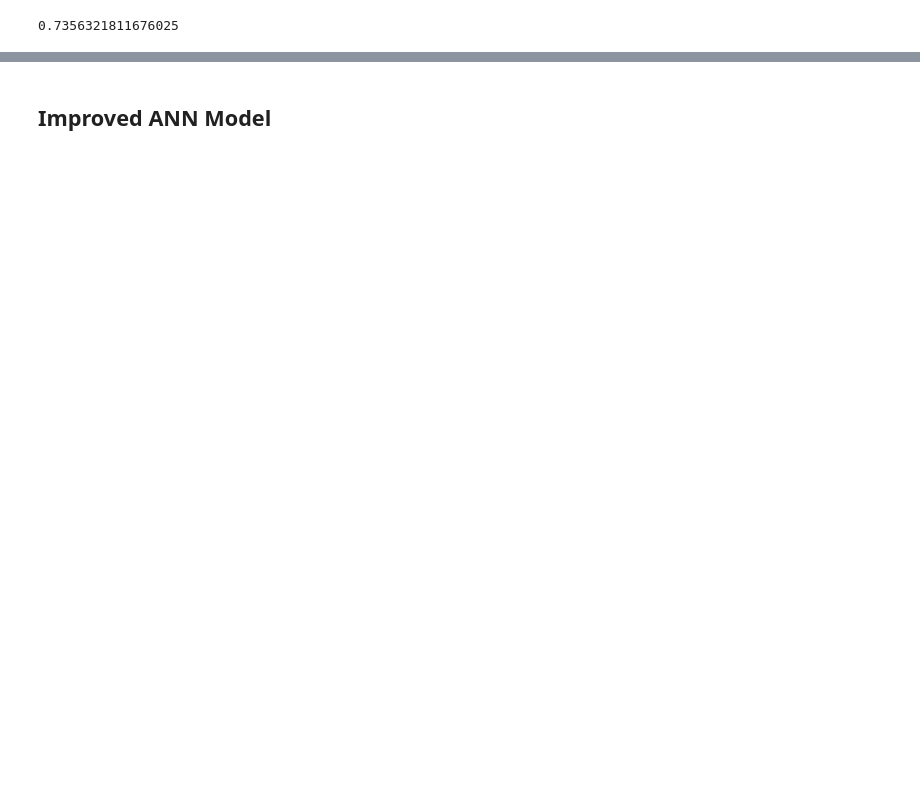
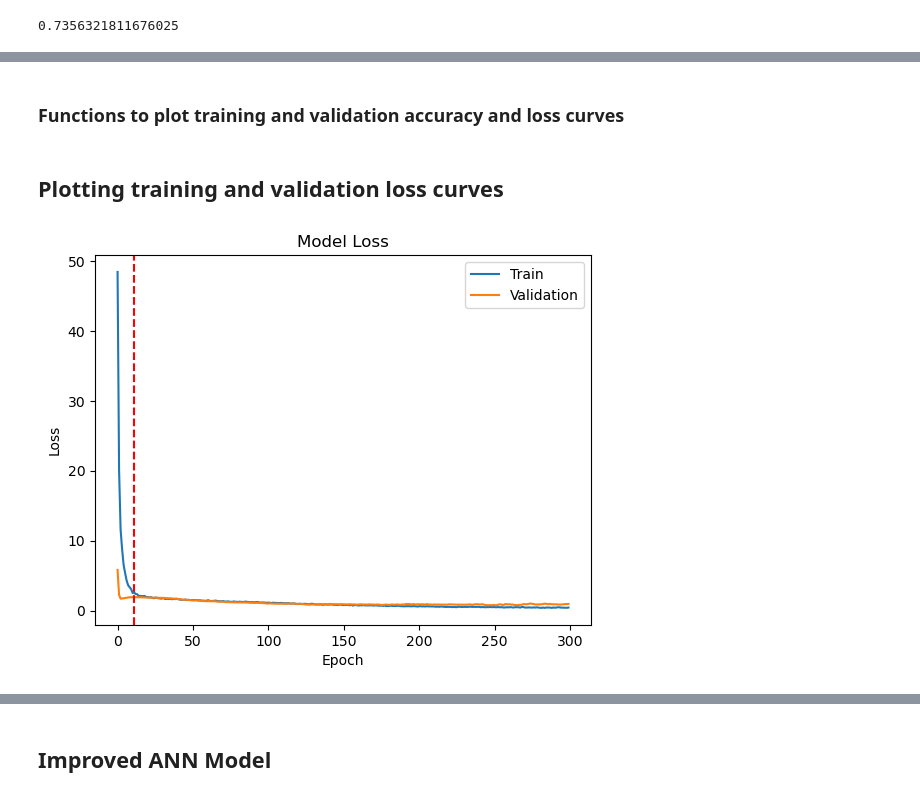
Before and after one commit to RajanbirSinghSethi/AnimalSoundClassification, a Jupyter notebook: animal-sound-classification.ipynb, the cells around one changed output, grey strips where cells are left out. Cells and saved outputs as stored; diff of their text form; code cells hidden in the pictures; blank space fills up the shorter version.

```diff
--- a/animal-sound-classification.ipynb
+++ b/animal-sound-classification.ipynb
@@ -365,0 +370,33 @@ print(test_accuracy[1])
+# %% [markdown]
+### Functions to plot training and validation accuracy and loss curves
+# %%
+loss_start_epoch = 0
+for i in range(1, len(history.history['loss'])):
+    if history.history['loss'][i] > history.history['loss'][i-1]:
+        loss_start_epoch = i
+        break
+
+def plot_loss(history):
+    plt.plot(history.history['loss'])
+    plt.plot(history.history['val_loss'])
+    plt.title('Model Loss')
+    plt.ylabel('Loss')
+    plt.xlabel('Epoch')
+    plt.axvline(x=loss_start_epoch, color='red', linestyle='--')  # Plot line for loss start epoch
+    plt.legend(['Train', 'Validation'], loc='upper right')
+    plt.show()
+
+def plot_accuracy(history):
+    plt.plot(history.history['accuracy'])
+    plt.plot(history.history['val_accuracy'])
+    plt.title('Model Accuracy')
+    plt.ylabel('Accuracy')
+    plt.xlabel('Epoch')
+    plt.legend(['Train', 'Validation'], loc='lower right')
+    plt.show()
+# %% [markdown]
+## Plotting training and validation loss curves
+# %%
+plot_loss(history)
+# %% [output]
+[figure, added]
```
Also changed, not shown: parts of 35 cells of this notebook.
